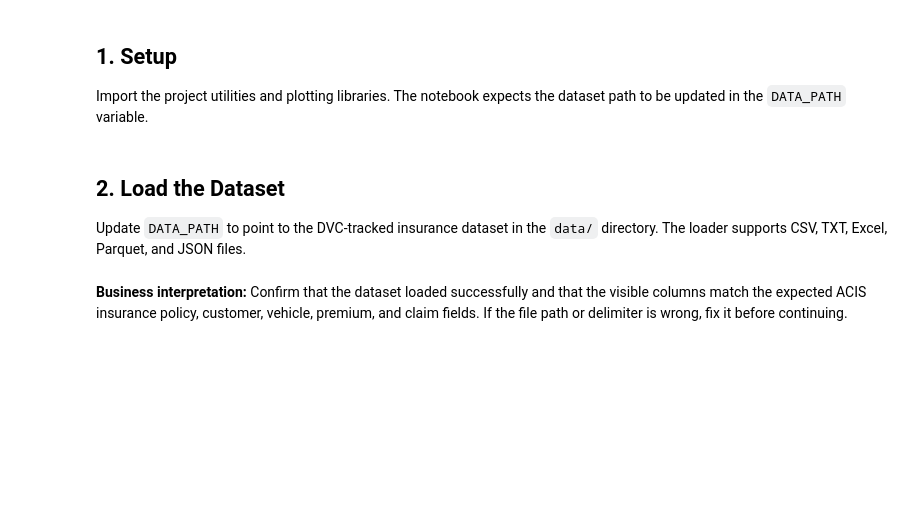
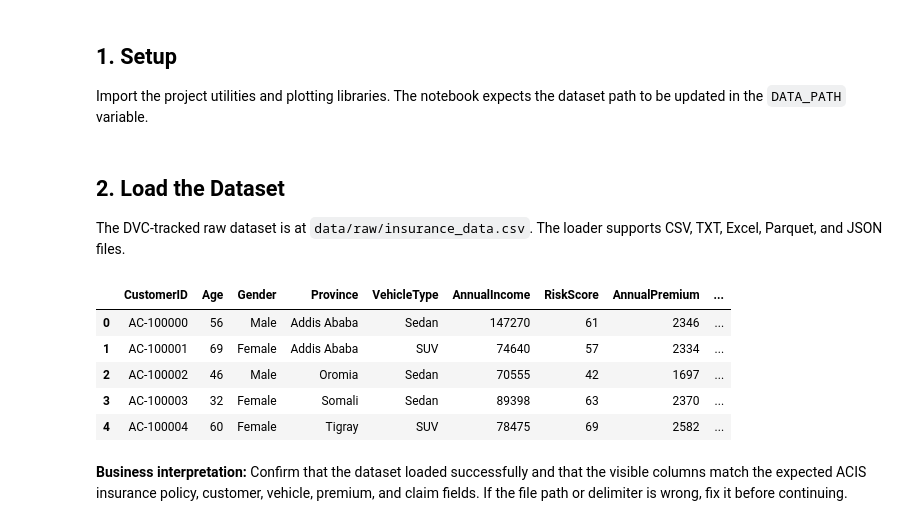
Before and after one commit to mersy11dan/insurance-risk-analytics, a Jupyter notebook: notebooks/01_eda.ipynb, the cells around one changed output. Saved outputs shown, nothing was run; the diff lists cells and outputs as text; code cells hidden in the pictures; blank space fills up the shorter version.

Commit message:
Fix EDA notebook path and add submission workflow to README

```diff
--- a/notebooks/01_eda.ipynb
+++ b/notebooks/01_eda.ipynb
@@ -43,14 +43,21 @@ pd.set_option("display.float_format", "{:.4f}".format)
 # %% [markdown]
 ## 2. Load the Dataset
 
-Update `DATA_PATH` to point to the DVC-tracked insurance dataset in the `data/` directory. The loader supports CSV, TXT, Excel, Parquet, and JSON files.
+The DVC-tracked raw dataset is at `data/raw/insurance_data.csv`. The loader supports CSV, TXT, Excel, Parquet, and JSON files.
 # %%
-DATA_PATH = PROJECT_ROOT / "data" / "insurance_data.csv"
+DATA_PATH = PROJECT_ROOT / "data" / "raw" / "insurance_data.csv"
 
 # If the file is pipe-delimited or semicolon-delimited, pass sep="|" or sep=";".
 df = load_insurance_data(DATA_PATH)
 
 df.head()
+# %% [output]
+|  | CustomerID | Age | Gender | Province | VehicleType | AnnualIncome | RiskScore | AnnualPremium | ... |
+| 0 | AC-100000 | 56 | Male | Addis Ababa | Sedan | 147270 | 61 | 2346 | ... |
+| 1 | AC-100001 | 69 | Female | Addis Ababa | SUV | 74640 | 57 | 2334 | ... |
+| 2 | AC-100002 | 46 | Male | Oromia | Sedan | 70555 | 42 | 1697 | ... |
+| 3 | AC-100003 | 32 | Female | Somali | Sedan | 89398 | 63 | 2370 | ... |
+| 4 | AC-100004 | 60 | Female | Tigray | SUV | 78475 | 69 | 2582 | ... |
 # %% [markdown]
 **Business interpretation:** Confirm that the dataset loaded successfully and that the visible columns match the expected ACIS insurance policy, customer, vehicle, premium, and claim fields. If the file path or delimiter is wrong, fix it before continuing.
 # %% [markdown]
```
Also changed, not shown: parts of 18 cells of this notebook, 1 other file.
